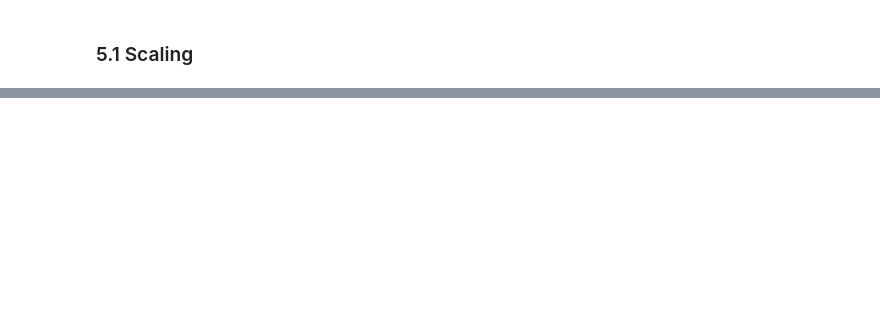
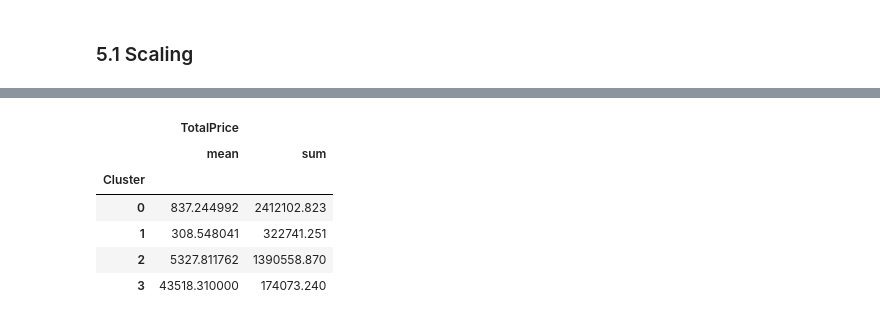
Before and after one commit to mohammadreza-mohammadi94/DataAnalysis-And-MachineLearning, a Jupyter notebook: 1. Business Intelligence and Sales Analysis/Online Retail Sales (Clustering)/Online_Retail_Sales_Cluestering_Model.ipynb, the cells around one changed output, grey strips where cells are left out. Cells and saved outputs as stored; diff of their text form; code cells hidden in the pictures; blank space fills up the shorter version.

```diff
--- a/1. Business Intelligence and Sales Analysis/Online Retail Sales (Clustering)/Online_Retail_Sales_Cluestering_Model.ipynb
+++ b/1. Business Intelligence and Sales Analysis/Online Retail Sales (Clustering)/Online_Retail_Sales_Cluestering_Model.ipynb
@@ -595,0 +672,11 @@ array([[-0.22878788,  0.23024972,  0.18153171],
+# %%
+# Check Customer by Clusters
+df_model.groupby('Cluster')[['TotalPrice']].agg(['mean', 'sum'])
+# %% [output]
+|  | TotalPrice |  |
+|  | mean | sum |
+| Cluster |  |  |
+| 0 | 837.244992 | 2412102.823 |
+| 1 | 308.548041 | 322741.251 |
+| 2 | 5327.811762 | 1390558.870 |
+| 3 | 43518.310000 | 174073.240 |
```
Also changed, not shown: parts of 12 cells of this notebook.
